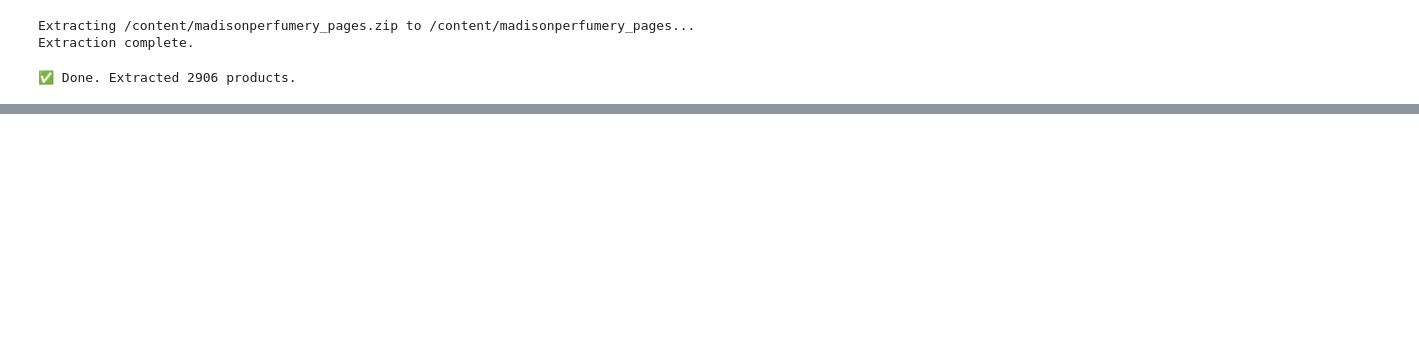
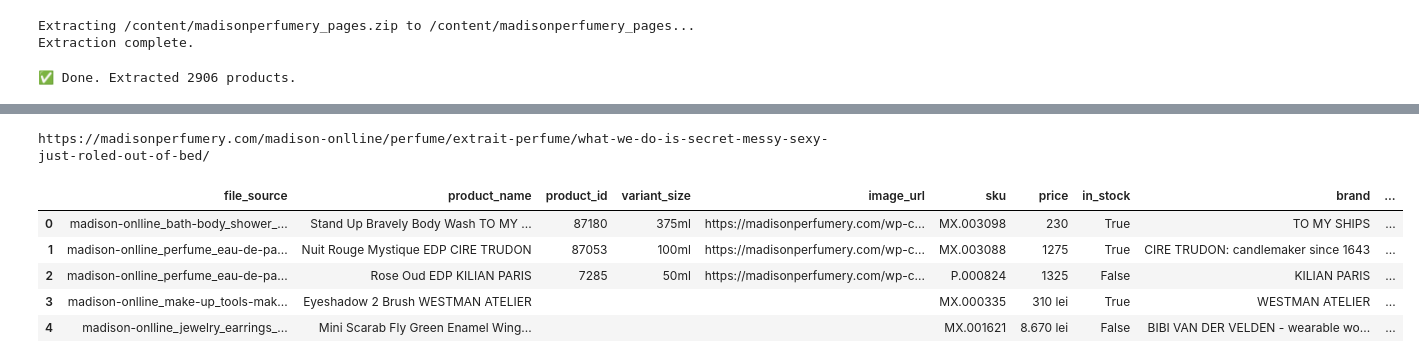
Before and after one commit to amien1410/amien-scrapers, a Jupyter notebook: madisonperfumery_products_scraper.ipynb, the cells around one changed output, grey strips where cells are left out. Cells and saved outputs as stored; diff of their text form; code cells hidden in the pictures; blank space fills up the shorter version.

```diff
--- a/madisonperfumery_products_scraper.ipynb
+++ b/madisonperfumery_products_scraper.ipynb
@@ -875,0 +998,41 @@ if __name__ == "__main__":
+# %%
+from urllib.parse import urljoin
+
+BASE_DOMAIN = "https://madisonperfumery.com/"
+
+def filename_to_url(filename):
+    """
+    Convert filename → URL
+
+    Example:
+    madison-onlline_perfume_extrait-perfume_what-we-do.html
+    → https://madisonperfumery.com/madison-onlline/perfume/extrait-perfume/what-we-do.html
+    """
+
+    # remove .html
+    name = filename.replace(".html", "")
+
+    # split only first part as root folder
+    parts = name.split("_")
+
+    # rebuild path
+    path = "/".join(parts)
+
+    # ensure trailing slash
+    return urljoin(BASE_DOMAIN, path + "/")
+# %%
+filename = "madison-onlline_perfume_extrait-perfume_what-we-do-is-secret-messy-sexy-just-roled-out-of-bed.html"
+
+print(filename_to_url(filename))
+# %% [output]
+https://madisonperfumery.com/madison-onlline/perfume/extrait-perfume/what-we-do-is-secret-messy-sexy-just-roled-out-of-bed/
+# %%
+df1['product_url'] = df1['file_source'].apply(filename_to_url)
+display(df1.head())
+# %% [output]
+|  | file_source | product_name | product_id | variant_size | image_url | sku | price | in_stock | brand | ... |
+| 0 | madison-onlline_bath-body_shower_... | Stand Up Bravely Body Wash TO MY ... | 87180 | 375ml | https://madisonperfumery.com/wp-c... | MX.003098 | 230 | True | TO MY SHIPS | ... |
+| 1 | madison-onlline_perfume_eau-de-pa... | Nuit Rouge Mystique EDP CIRE TRUDON | 87053 | 100ml | https://madisonperfumery.com/wp-c... | MX.003088 | 1275 | True | CIRE TRUDON: candlemaker since 1643 | ... |
+| 2 | madison-onlline_perfume_eau-de-pa... | Rose Oud EDP KILIAN PARIS | 7285 | 50ml | https://madisonperfumery.com/wp-c... | P.000824 | 1325 | False | KILIAN PARIS | ... |
+| 3 | madison-onlline_make-up_tools-mak... | Eyeshadow 2 Brush WESTMAN ATELIER |  |  |  | MX.000335 | 310 lei | True | WESTMAN ATELIER | ... |
+| 4 | madison-onlline_jewelry_earrings_... | Mini Scarab Fly Green Enamel Wing... |  |  |  | MX.001621 | 8.670 lei | False | BIBI VAN DER VELDEN - wearable wo... | ... |
```
Also changed, not shown: parts of 7 cells of this notebook.
